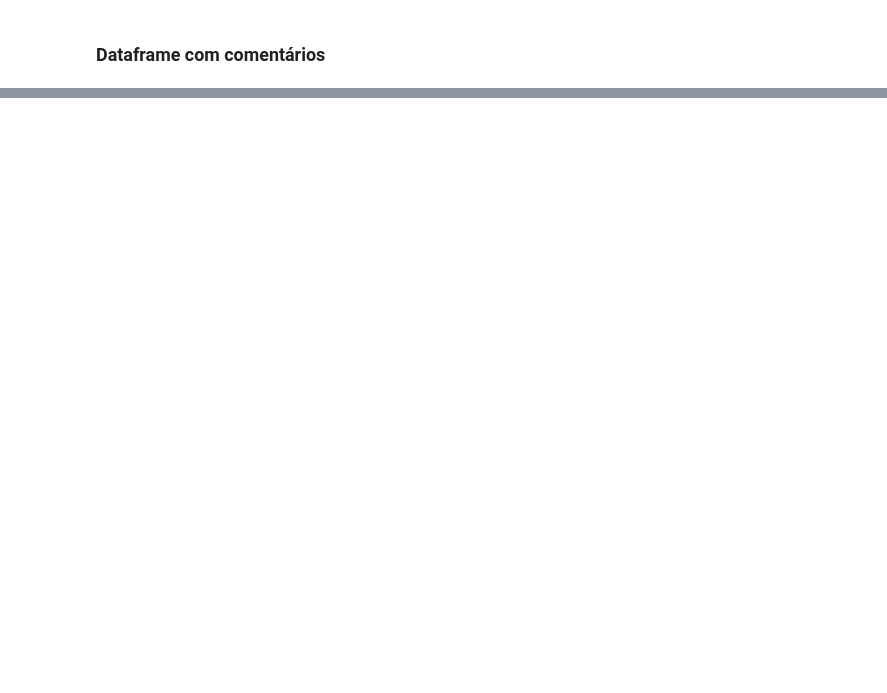
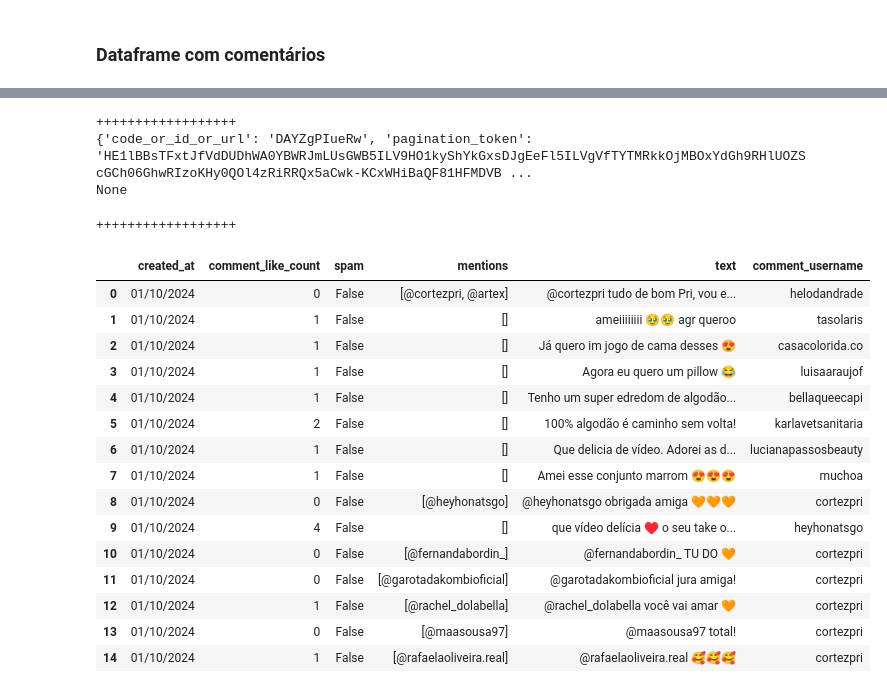
Before and after one commit to AmmoJailton/kpi-indicadores2, a Jupyter notebook: notebooks/discovery_posts_comments.ipynb, the cells around one changed output, grey strips where cells are left out. Cells and saved outputs as stored; diff of their text form; code cells hidden in the pictures; blank space fills up the shorter version.

```diff
--- a/notebooks/discovery_posts_comments.ipynb
+++ b/notebooks/discovery_posts_comments.ipynb
@@ -364,0 +472,22 @@ df_comments
+# %%
+ok_codes = ['DBPi75WA7cx', 'DBNGTK5PTZK', 'DA01frsRgYF', 'DAyyyJCvSQW',
+       'DAtLb41xGBM', 'DAmG4ZLPdkq', 'DAdqG_upL-m', 'DAYZgPIueRw']
+code = ok_codes[7]
+username = instagram_account_list[0]
+print(code)
+print(username)
+params = formater.get_service_params_comments(username, code)
+
+headers = formater.format_params_to_headers(params)
+print(headers)
+comments_url = formater.format_comments_url(params)
+comments_querystring = {
+       "code_or_id_or_url": code
+}
+
+filename_comments=f'./comments_responses/{username}_1_{code}_comments'
+
+response = requests.get(url=comments_url, headers=headers, params=comments_querystring)
+save_response_to_json(filename=filename_comments, response=response.json())
+parsed_response: InstagramPostResponse = formater.parse_response_to_comments_obj(response.json())
+print(parsed_response.pagination_token)
@@ -364,0 +498,48 @@ df_comments
+# %%
+filename_comments=f'./comments_responses/{username}_1_{code}_comments'
+mock_comments_response = mock_posts_response(url=filename_comments, headers=headers, params=posts_querystring)
+parsed_response: InstagramPostResponse = formater.parse_response_to_comments_obj(mock_comments_response)
+
+comments_querystring = comments_querystring = {
+       "code_or_id_or_url": code,
+       "pagination_token": parsed_response.pagination_token
+}
+
+response = requests.get(url=comments_url, headers=headers, params=comments_querystring)
+filename_comments=f'./comments_responses/{username}_2_{code}_comments'
+save_response_to_json(filename=filename_comments, response=response.json())
+parsed_response: InstagramPostResponse = formater.parse_response_to_comments_obj(response.json())
+
+print(comments_querystring)
+print(parsed_response.pagination_token)
+# %% [output]
+++++++++++++++++++
+{'code_or_id_or_url': 'DAYZgPIueRw', 'pagination_token': 'HE1lBBsTFxtJfVdDUDhWA0YBWRJmLUsGWB5ILV9HO1kyShYkGxsDJgEeFl5ILVgVfTYTMRkkOjMBOxYdGh9RHlUOZScGCh06GhwRIzoKHy0QOl4zRiRRQx5aCwk-KCxWHiBaQF81HFMDVB ...
+None
+# %%
+import pandas as pd
+code = 'DAmG4ZLPdkq'
+username='artex'
+filename_comments=f'./comments_responses/{username}_2_{code}_comments'
+mock_comments_response = mock_posts_response(url=filename_comments, headers=headers, params=posts_querystring)
+parsed_response: InstagramPostResponse = formater.parse_response_to_comments_obj(mock_comments_response)
+df = pd.DataFrame(parsed_response.data.items)
+df
+# %% [output]
+++++++++++++++++++
+|  | created_at | comment_like_count | spam | mentions | text | comment_username |
+| 0 | 01/10/2024 | 0 | False | [@cortezpri, @artex] | @cortezpri tudo de bom Pri, vou e... | helodandrade |
+| 1 | 01/10/2024 | 1 | False | [] | ameiiiiiiii 🥹🥹 agr queroo | tasolaris |
+| 2 | 01/10/2024 | 1 | False | [] | Já quero im jogo de cama desses 😍 | casacolorida.co |
+| 3 | 01/10/2024 | 1 | False | [] | Agora eu quero um pillow 😂 | luisaaraujof |
+| 4 | 01/10/2024 | 1 | False | [] | Tenho um super edredom de algodão... | bellaqueecapi |
+| 5 | 01/10/2024 | 2 | False | [] | 100% algodão é caminho sem volta! | karlavetsanitaria |
+| 6 | 01/10/2024 | 1 | False | [] | Que delicia de vídeo. Adorei as d... | lucianapassosbeauty |
+| 7 | 01/10/2024 | 1 | False | [] | Amei esse conjunto marrom 😍😍😍 | muchoa |
+| 8 | 01/10/2024 | 0 | False | [@heyhonatsgo] | @heyhonatsgo obrigada amiga 🧡🧡🧡 | cortezpri |
+| 9 | 01/10/2024 | 4 | False | [] | que vídeo delícia ♥️ o seu take o... | heyhonatsgo |
+| 10 | 01/10/2024 | 0 | False | [@fernandabordin_] | @fernandabordin_ TU DO 🧡 | cortezpri |
+| 11 | 01/10/2024 | 0 | False | [@garotadakombioficial] | @garotadakombioficial jura amiga! | cortezpri |
+| 12 | 01/10/2024 | 1 | False | [@rachel_dolabella] | @rachel_dolabella você vai amar 🧡 | cortezpri |
+| 13 | 01/10/2024 | 0 | False | [@maasousa97] | @maasousa97 total! | cortezpri |
+| 14 | 01/10/2024 | 1 | False | [@rafaelaoliveira.real] | @rafaelaoliveira.real 🥰🥰🥰 | cortezpri |
```
Also changed, not shown: parts of 8 cells of this notebook, 2 other files.
